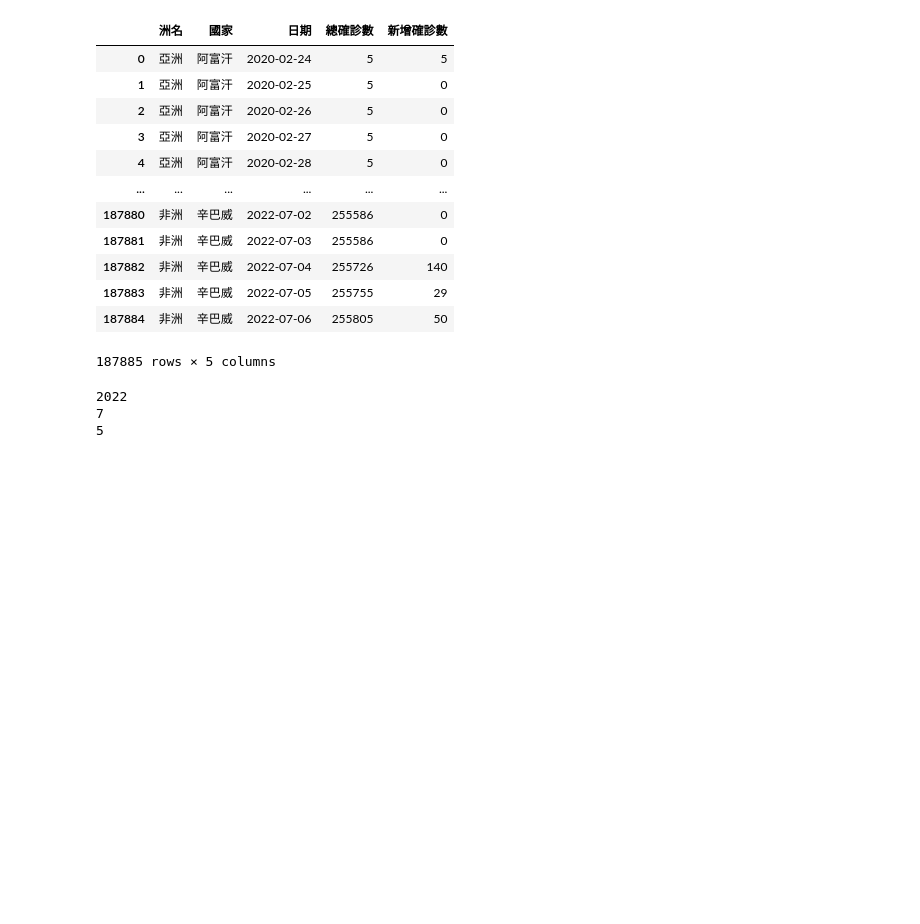
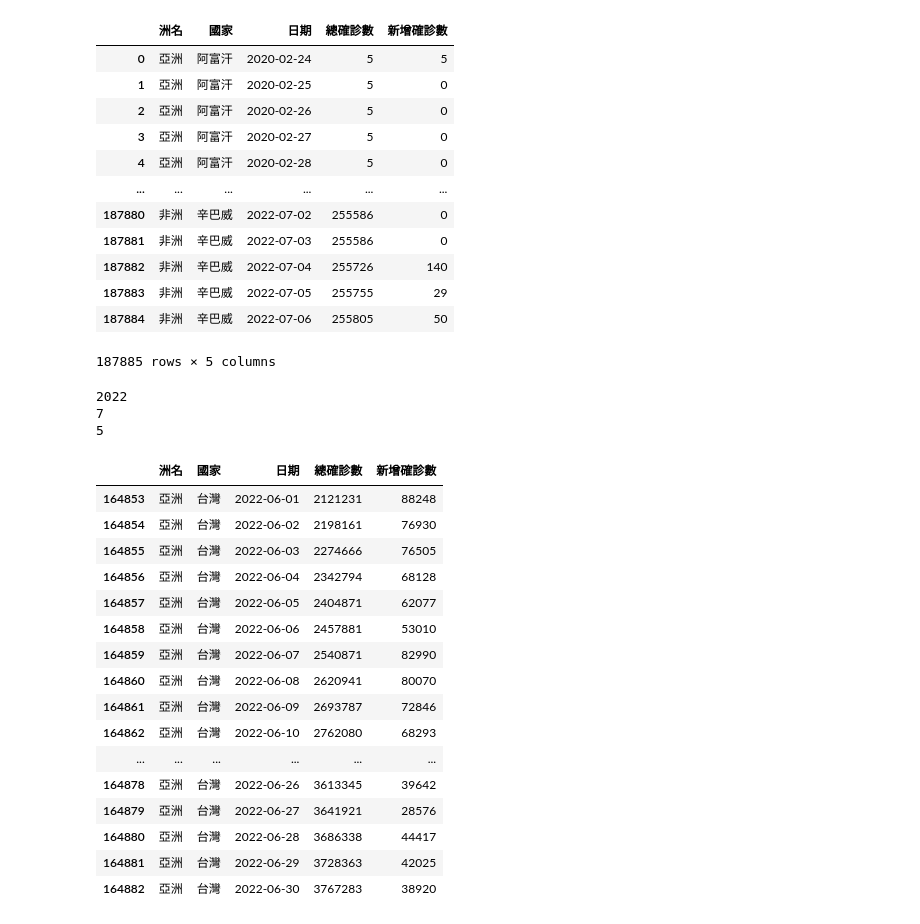
Before and after one commit to mimionana/2024_05_05_sunday, a Jupyter notebook: lesson17/lesson17_3.ipynb, the cells around one changed output. Cells and saved outputs as stored; diff of their text form; code cells hidden in the pictures; blank space fills up the shorter version.

```diff
--- a/lesson17/lesson17_3.ipynb
+++ b/lesson17/lesson17_3.ipynb
@@ -37,3 +37,6 @@ Data columns (total 5 columns):
  4   新增確診數   187885 non-null  int64
 dtypes: datetime64[ns](1), int64(2), object(2)
 memory usage: 7.2+ MB
+# %%
+taiwan_df = df1.query('國家=="台灣"')
+taiwan_df
@@ -63,3 +97,23 @@ print(one_day.day)
 2022
 7
 5
+# %%
+taiwan_df[(taiwan_df['日期'].dt.year == 2022) & (taiwan_df['日期'].dt.month == 6)]
+# %% [output]
+|  | 洲名 | 國家 | 日期 | 總確診數 | 新增確診數 |
+| 164853 | 亞洲 | 台灣 | 2022-06-01 | 2121231 | 88248 |
+| 164854 | 亞洲 | 台灣 | 2022-06-02 | 2198161 | 76930 |
+| 164855 | 亞洲 | 台灣 | 2022-06-03 | 2274666 | 76505 |
+| 164856 | 亞洲 | 台灣 | 2022-06-04 | 2342794 | 68128 |
+| 164857 | 亞洲 | 台灣 | 2022-06-05 | 2404871 | 62077 |
+| 164858 | 亞洲 | 台灣 | 2022-06-06 | 2457881 | 53010 |
+| 164859 | 亞洲 | 台灣 | 2022-06-07 | 2540871 | 82990 |
+| 164860 | 亞洲 | 台灣 | 2022-06-08 | 2620941 | 80070 |
+| 164861 | 亞洲 | 台灣 | 2022-06-09 | 2693787 | 72846 |
+| 164862 | 亞洲 | 台灣 | 2022-06-10 | 2762080 | 68293 |
+| ... | ... | ... | ... | ... | ... |
+| 164878 | 亞洲 | 台灣 | 2022-06-26 | 3613345 | 39642 |
+| 164879 | 亞洲 | 台灣 | 2022-06-27 | 3641921 | 28576 |
+| 164880 | 亞洲 | 台灣 | 2022-06-28 | 3686338 | 44417 |
+| 164881 | 亞洲 | 台灣 | 2022-06-29 | 3728363 | 42025 |
+| 164882 | 亞洲 | 台灣 | 2022-06-30 | 3767283 | 38920 |
```
Also changed, not shown: parts of 7 cells of this notebook.
